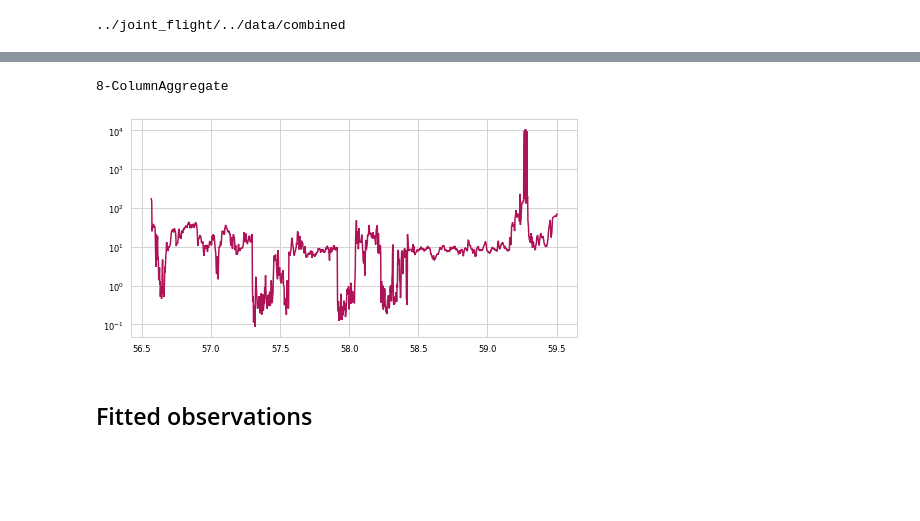
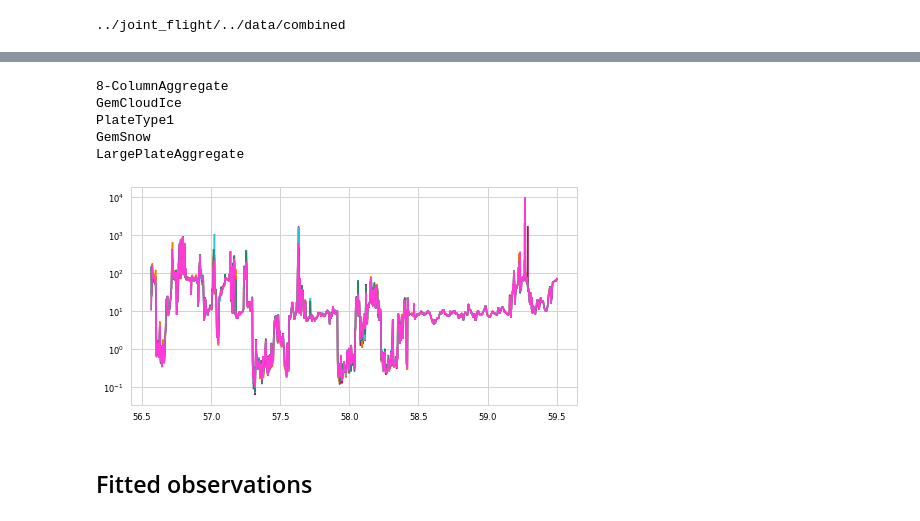
Before and after one commit to simonpf/ismar_combined, a Jupyter notebook: notebooks/results.ipynb, the cells around one changed output, grey strips where cells are left out. Cells and saved outputs as stored; diff of their text form; code cells hidden in the pictures; blank space fills up the shorter version.

```diff
--- a/notebooks/results.ipynb
+++ b/notebooks/results.ipynb
@@ -23,15 +20,19 @@ results.
 # %%
 from joint_flight.data.hamp import lat
 
 f, ax = plt.subplots(1, 1, figsize = (8, 4))
 for h in results:
     print(h)
     x2 = results[h]["diagnostics"][:, 3]
-    ax.plot(lat[:-1], x2)
+    ax.plot(lat, x2)
     ax.set_yscale("log")
 # %% [output]
 8-ColumnAggregate
+GemCloudIce
+PlateType1
+GemSnow
+LargePlateAggregate
-[figure, old version]
+[figure, new version]
 # %% [markdown]
 ## Fitted observations
 # %%
```
Also changed, not shown: parts of 9 cells of this notebook, 5 other files.
